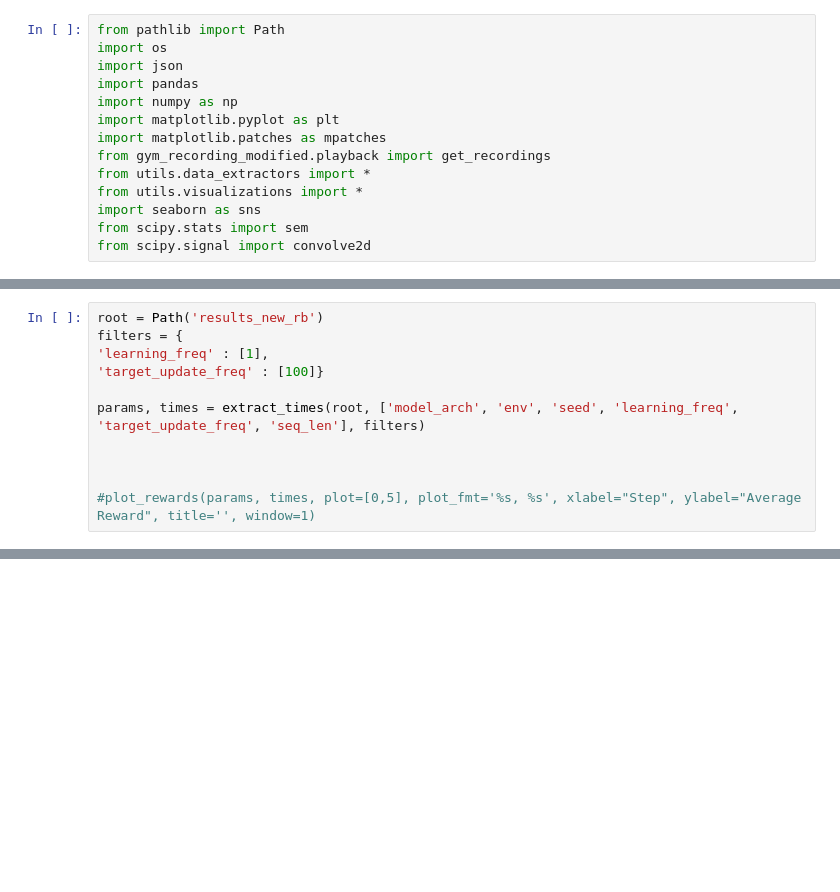
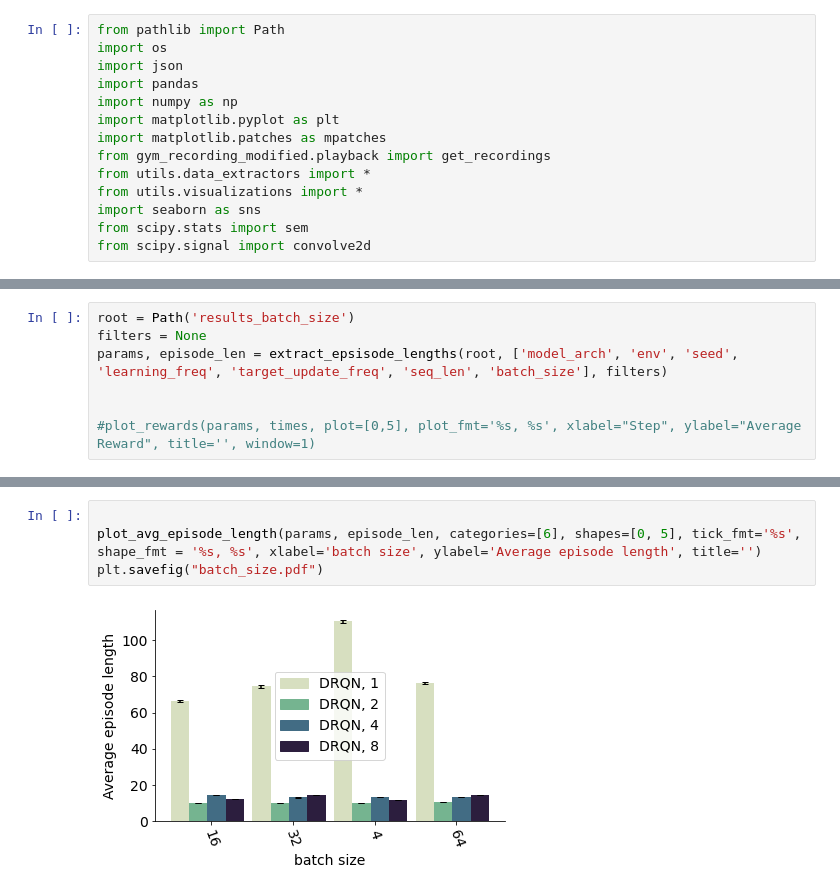
Before and after one commit to RevanMacQueen/DRQN, a Jupyter notebook: visualizations.ipynb, the cells around one changed output, grey strips where cells are left out. Drawn from its saved outputs; the diff is of its cells as text; blank space fills up the shorter version.

Commit message:
ready for new param sweep

```diff
--- a/visualizations.ipynb
+++ b/visualizations.ipynb
@@ -15,11 +64,7 @@ from scipy.signal import convolve2d
 # %%
-root = Path('results_new_rb')
-filters = {
-'learning_freq' : [1],
-'target_update_freq' : [100]}
-
-params, times = extract_times(root, ['model_arch', 'env', 'seed', 'learning_freq', 'target_update_freq', 'seq_len'], filters)
-
+root = Path('results_batch_size')
+filters = None
+params, episode_len = extract_epsisode_lengths(root, ['model_arch', 'env', 'seed', 'learning_freq', 'target_update_freq', 'seq_len', 'batch_size'], filters)
 
 
 #plot_rewards(params, times, plot=[0,5], plot_fmt='%s, %s', xlabel="Step", ylabel="Average Reward", title='', window=1)
@@ -61,0 +81,6 @@ for param_cat in  np.unique(params[:, categories], axis=0):
+# %%
+
+plot_avg_episode_length(params, episode_len, categories=[6], shapes=[0, 5], tick_fmt='%s', shape_fmt = '%s, %s', xlabel='batch size', ylabel='Average episode length', title='')
+plt.savefig("batch_size.pdf")
+# %% [output]
+[figure, added]
```
Also changed, not shown: parts of 4 cells of this notebook, 13 other files.
